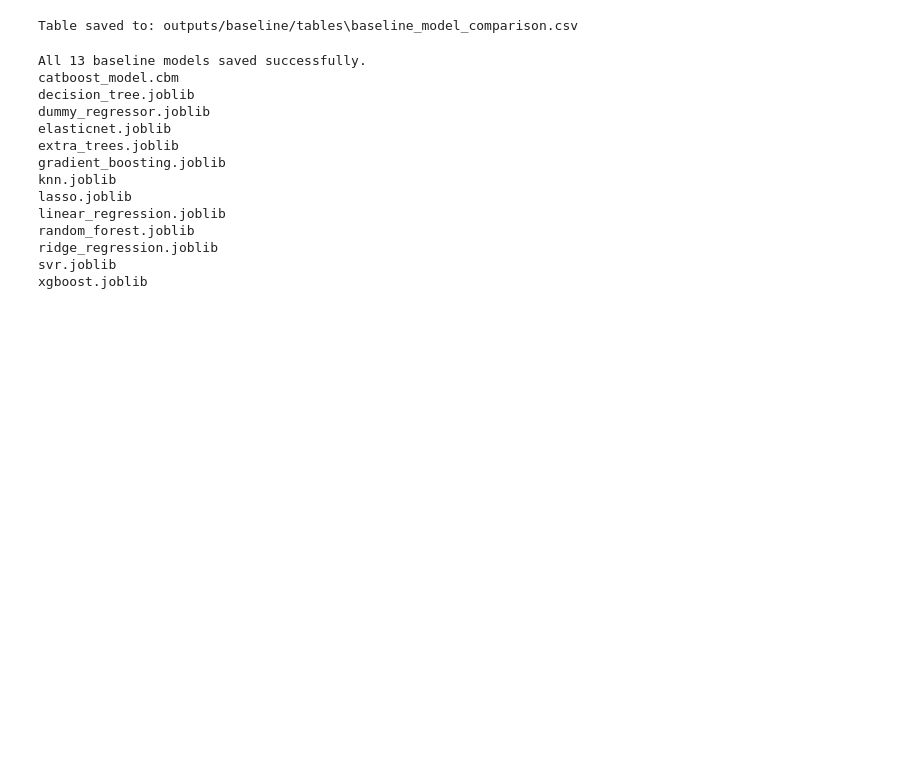
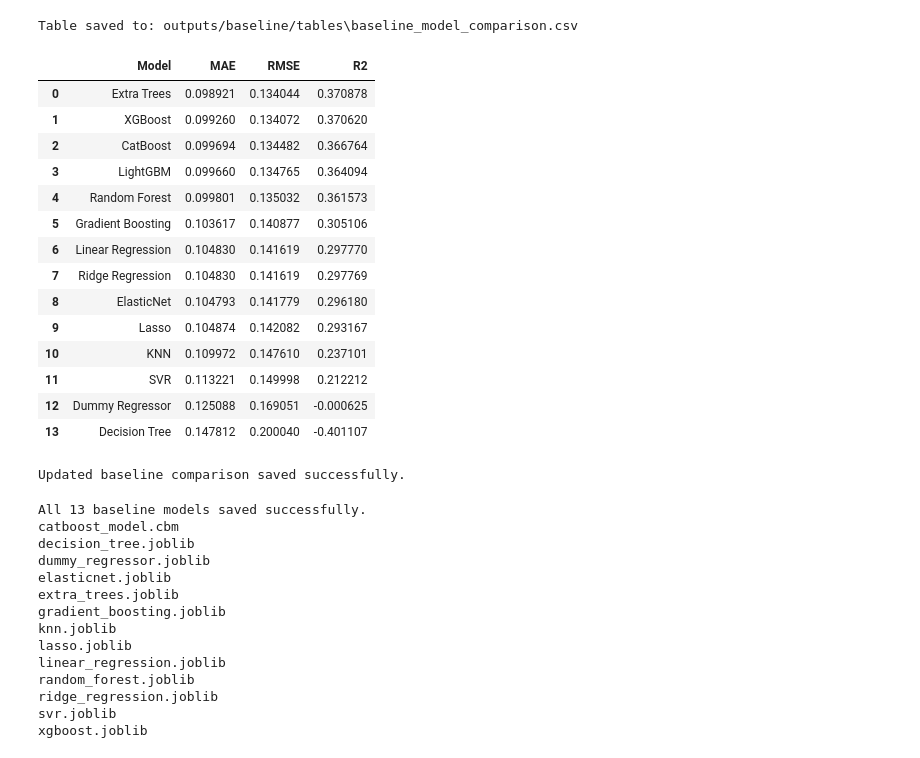
Before and after one commit to HetBorad/ML_Project, a Jupyter notebook: Baseline_Model_Training.ipynb, the cells around one changed output. Cells and saved outputs as stored; diff of their text form; code cells hidden in the pictures; blank space fills up the shorter version.

```diff
--- a/Baseline_Model_Training.ipynb
+++ b/Baseline_Model_Training.ipynb
@@ -647,6 +682,49 @@ Baseline Model Performance Comparison
 | 11 | Dummy Regressor | 0.12509 | 0.16905 | -0.00063 |
 | 12 | Decision Tree | 0.14781 | 0.20004 | -0.40111 |
 Table saved to: outputs/baseline/tables\baseline_model_comparison.csv
+# %%
+baseline_comparison = pd.read_csv(
+    "outputs/baseline/tables/baseline_model_comparison.csv"
+)
+
+baseline_comparison = baseline_comparison[
+    baseline_comparison["Model"] != "LightGBM"
+]
+
+baseline_comparison = pd.concat(
+    [baseline_comparison, pd.DataFrame([lightgbm_results])],
+    ignore_index=True
+)
+
+baseline_comparison = baseline_comparison.sort_values(
+    "RMSE"
+).reset_index(drop=True)
+
+display(baseline_comparison)
+
+baseline_comparison.to_csv(
+    "outputs/baseline/tables/baseline_model_comparison.csv",
+    index=False
+)
+
+print("Updated baseline comparison saved successfully.")
+# %% [output]
+|  | Model | MAE | RMSE | R2 |
+| 0 | Extra Trees | 0.098921 | 0.134044 | 0.370878 |
+| 1 | XGBoost | 0.099260 | 0.134072 | 0.370620 |
+| 2 | CatBoost | 0.099694 | 0.134482 | 0.366764 |
+| 3 | LightGBM | 0.099660 | 0.134765 | 0.364094 |
+| 4 | Random Forest | 0.099801 | 0.135032 | 0.361573 |
+| 5 | Gradient Boosting | 0.103617 | 0.140877 | 0.305106 |
+| 6 | Linear Regression | 0.104830 | 0.141619 | 0.297770 |
+| 7 | Ridge Regression | 0.104830 | 0.141619 | 0.297769 |
+| 8 | ElasticNet | 0.104793 | 0.141779 | 0.296180 |
+| 9 | Lasso | 0.104874 | 0.142082 | 0.293167 |
+| 10 | KNN | 0.109972 | 0.147610 | 0.237101 |
+| 11 | SVR | 0.113221 | 0.149998 | 0.212212 |
+| 12 | Dummy Regressor | 0.125088 | 0.169051 | -0.000625 |
+| 13 | Decision Tree | 0.147812 | 0.200040 | -0.401107 |
+Updated baseline comparison saved successfully.
 # %%
 baseline_models = {
     "dummy_regressor": dummy_model,
```
Also changed, not shown: parts of 10 cells of this notebook, 5 other files.
